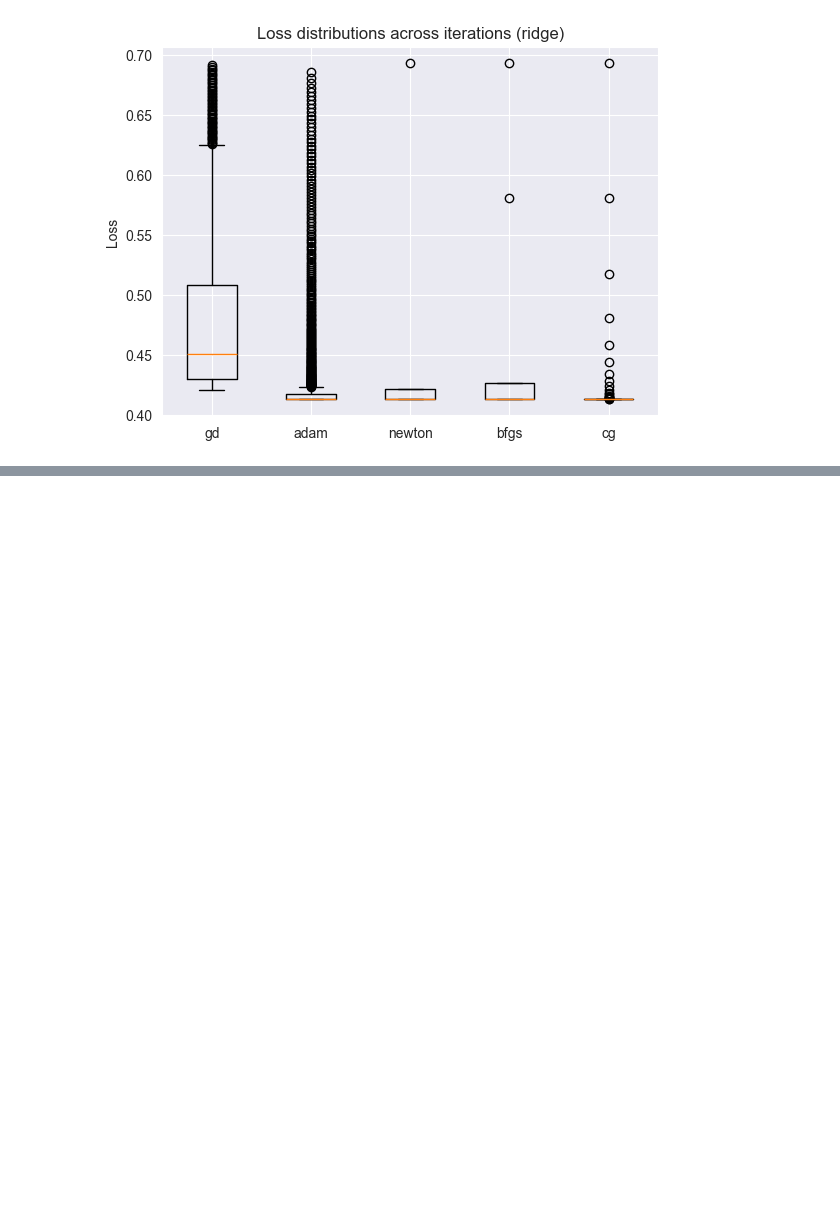
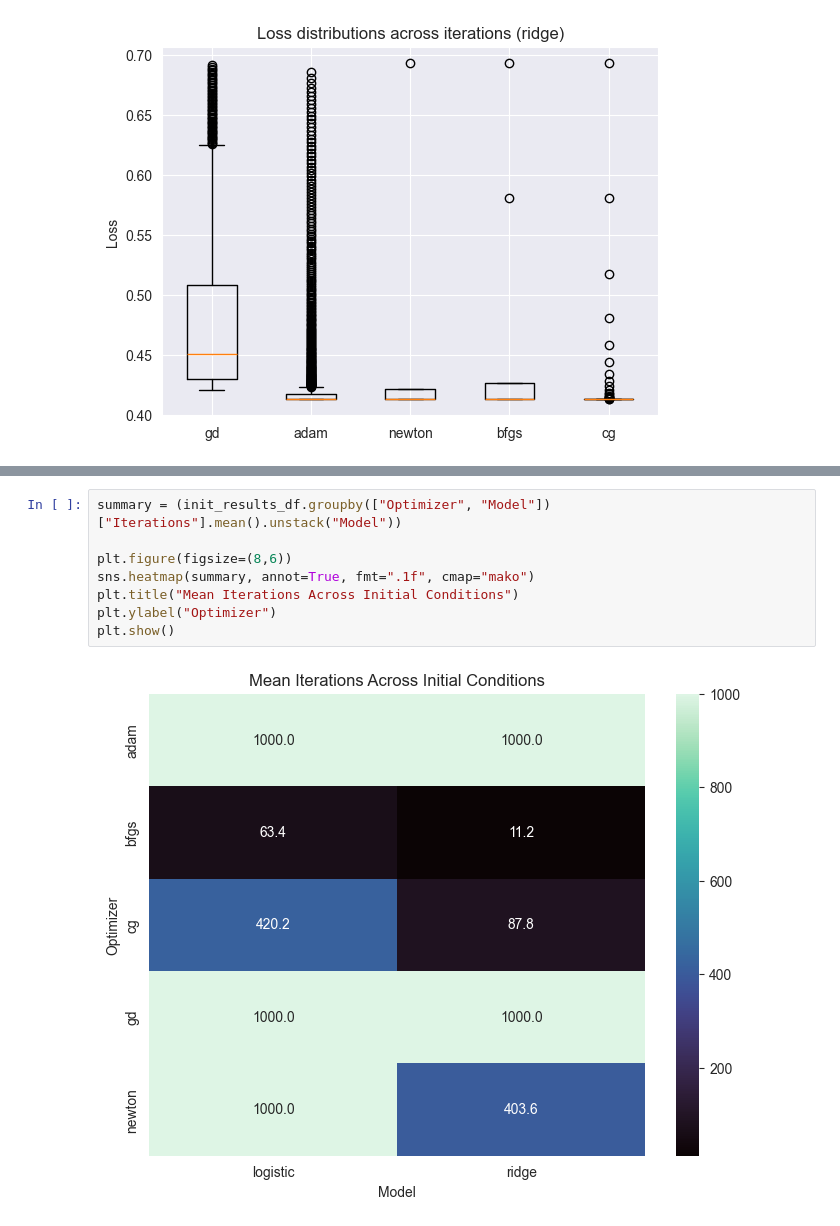
Before and after one commit to andishichi/320_optimization_heart_disease, a Jupyter notebook: notebooks/Optimization Comparisons.ipynb, the cells around one changed output, grey strips where cells are left out. Drawn from its saved outputs; the diff is of its cells as text; blank space fills up the shorter version.

```diff
--- a/notebooks/Optimization Comparisons.ipynb
+++ b/notebooks/Optimization Comparisons.ipynb
@@ -379,0 +646,10 @@ for model in ["logistic", "ridge"]:
+# %%
+summary = (init_results_df.groupby(["Optimizer", "Model"])["Iterations"].mean().unstack("Model"))
+
+plt.figure(figsize=(8,6))
+sns.heatmap(summary, annot=True, fmt=".1f", cmap="mako")
+plt.title("Mean Iterations Across Initial Conditions")
+plt.ylabel("Optimizer")
+plt.show()
+# %% [output]
+[figure, added]
```
Also changed, not shown: parts of 32 cells of this notebook, 1 other file.
